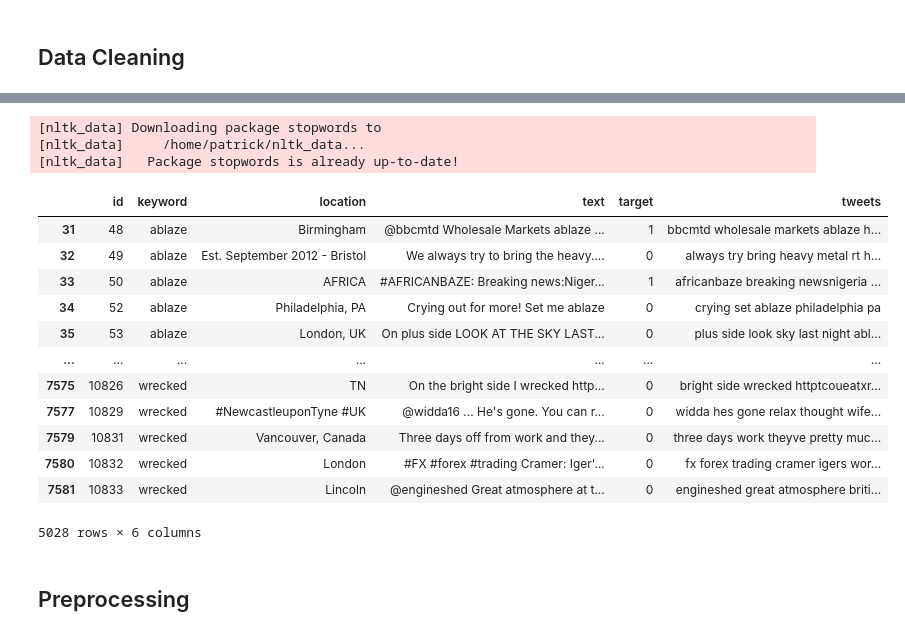
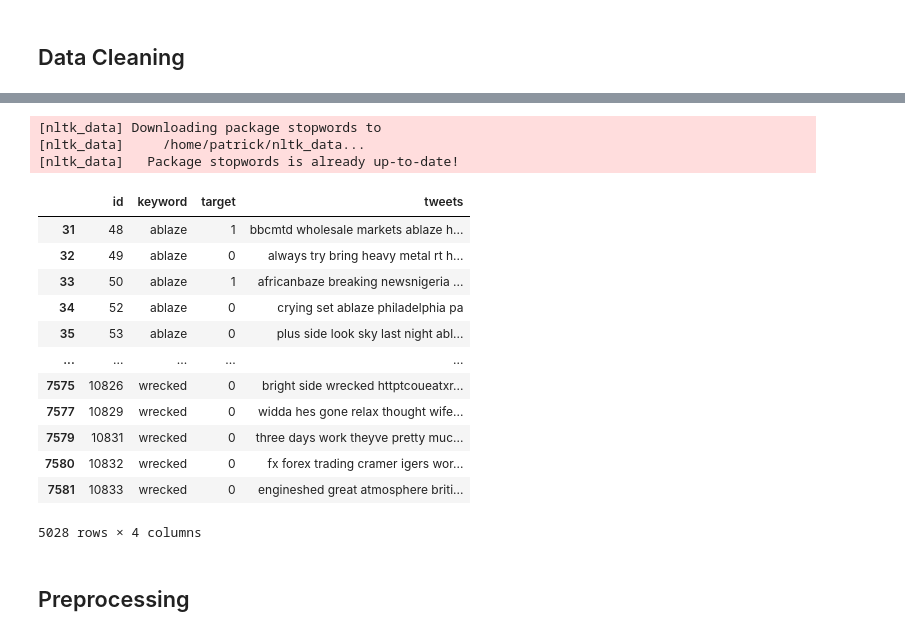
Before and after one commit to TebogoNkomondo/realOrFake, a Jupyter notebook: Keras_EmbeddingLayer_Location.ipynb, the cells around one changed output, grey strips where cells are left out. Cells and saved outputs as stored; diff of their text form; code cells hidden in the pictures.

```diff
--- a/Keras_EmbeddingLayer_Location.ipynb
+++ b/Keras_EmbeddingLayer_Location.ipynb
@@ -67,7 +50,13 @@ data_after_null_removal.describe(include='all')
 # %%
+data_after_null_removal = data.copy()
+data_after_null_removal = data_after_null_removal.dropna(subset=['location'])
+# Removing duplicates
+data_after_duplicate_removal = data_after_null_removal.drop_duplicates(subset=['text'])
+
 # Location + texts
-data_after_adding_location = data_after_null_removal.copy()
-
+data_after_adding_location = data_after_duplicate_removal.copy()
 data_after_adding_location['tweets'] = data_after_adding_location['text'].str.cat(data_after_adding_location['location'],sep=" ")
+# removing location and text column
+data_after_adding_location.drop(columns=['location', 'text'], inplace=True, axis=1)
 data_after_adding_location
 # %% [output]
@@ -95,57 +84,53 @@ def remove_punct(text):
 
 data_afer_punctuation_removal = data_after_adding_location.copy()
 data_afer_punctuation_removal['tweets'] = data_afer_punctuation_removal['tweets'].apply(lambda x: remove_punct(x))
-data_afer_punctuation_removal.head(10)
 
 # Tockenization
 
 def tokenization(text):
     text = re.split('\W+', text)
     return text
 
 tockenized_data = data_afer_punctuation_removal.copy()
 tockenized_data['tweets'] = tockenized_data['tweets'].apply(lambda x: tokenization(x.lower()))
 
 # stopword removal
 data_after_stopword_removal = tockenized_data.copy()
 stopword = nltk.corpus.stopwords.words('english')
 
 def remove_stopwords(text):
     text = [word for word in text if word not in stopword]
     return text
 
 data_after_stopword_removal['tweets'] = data_after_stopword_removal['tweets'].apply(lambda x: remove_stopwords(x))
 
 # return to string
 data_without_tockenization = data_after_stopword_removal.copy()
 def listToString(s):
     # initialize an empty string
     str1 = " "
     # return string
     return (str1.join(s))
 
 data_without_tockenization['tweets'] = data_without_tockenization['tweets'].apply(lambda x: listToString(x))
-#data_without_tockenization
-# Removing duplicates
-data_after_duplicate_removal = data_without_tockenization.drop_duplicates(subset=['text'])
-data_after_duplicate_removal
+data_without_tockenization
 # %% [output]
 [nltk_data] Downloading package stopwords to
 [nltk_data]     /home/patrick/nltk_data...
 [nltk_data]   Package stopwords is already up-to-date!
-|  | id | keyword | location | text | target | tweets |
-| 31 | 48 | ablaze | Birmingham | @bbcmtd Wholesale Markets ablaze ... | 1 | bbcmtd wholesale markets ablaze h... |
-| 32 | 49 | ablaze | Est. September 2012 - Bristol | We always try to bring the heavy.... | 0 | always try bring heavy metal rt h... |
-| 33 | 50 | ablaze | AFRICA | #AFRICANBAZE: Breaking news:Niger... | 1 | africanbaze breaking newsnigeria ... |
-| 34 | 52 | ablaze | Philadelphia, PA | Crying out for more! Set me ablaze | 0 | crying set ablaze philadelphia pa |
-| 35 | 53 | ablaze | London, UK | On plus side LOOK AT THE SKY LAST... | 0 | plus side look sky last night abl... |
-| ... | ... | ... | ... | ... | ... | ... |
-| 7575 | 10826 | wrecked | TN | On the bright side I wrecked http... | 0 | bright side wrecked httptcoueatxr... |
-| 7577 | 10829 | wrecked | #NewcastleuponTyne #UK | @widda16 ... He's gone. You can r... | 0 | widda hes gone relax thought wife... |
-| 7579 | 10831 | wrecked | Vancouver, Canada | Three days off from work and they... | 0 | three days work theyve pretty muc... |
-| 7580 | 10832 | wrecked | London | #FX #forex #trading Cramer: Iger'... | 0 | fx forex trading cramer igers wor... |
-| 7581 | 10833 | wrecked | Lincoln | @engineshed Great atmosphere at t... | 0 | engineshed great atmosphere briti... |
+|  | id | keyword | target | tweets |
+| 31 | 48 | ablaze | 1 | bbcmtd wholesale markets ablaze h... |
+| 32 | 49 | ablaze | 0 | always try bring heavy metal rt h... |
+| 33 | 50 | ablaze | 1 | africanbaze breaking newsnigeria ... |
+| 34 | 52 | ablaze | 0 | crying set ablaze philadelphia pa |
+| 35 | 53 | ablaze | 0 | plus side look sky last night abl... |
+| ... | ... | ... | ... | ... |
+| 7575 | 10826 | wrecked | 0 | bright side wrecked httptcoueatxr... |
+| 7577 | 10829 | wrecked | 0 | widda hes gone relax thought wife... |
+| 7579 | 10831 | wrecked | 0 | three days work theyve pretty muc... |
+| 7580 | 10832 | wrecked | 0 | fx forex trading cramer igers wor... |
+| 7581 | 10833 | wrecked | 0 | engineshed great atmosphere briti... |
-5028 rows × 6 columns
+5028 rows × 4 columns
 # %%
 ### train - test split
 training, testing = train_test_split(data_without_tockenization, test_size=0.1, random_state=42, shuffle=True)
```
Also changed, not shown: parts of 9 cells of this notebook, 3 other files.
